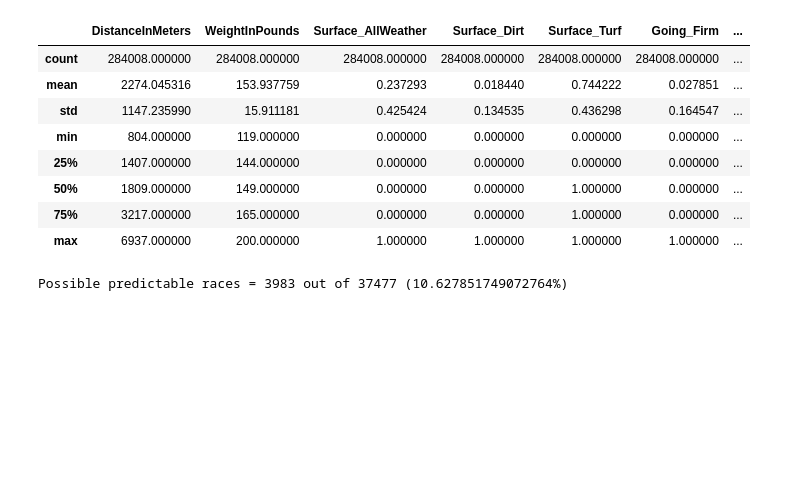
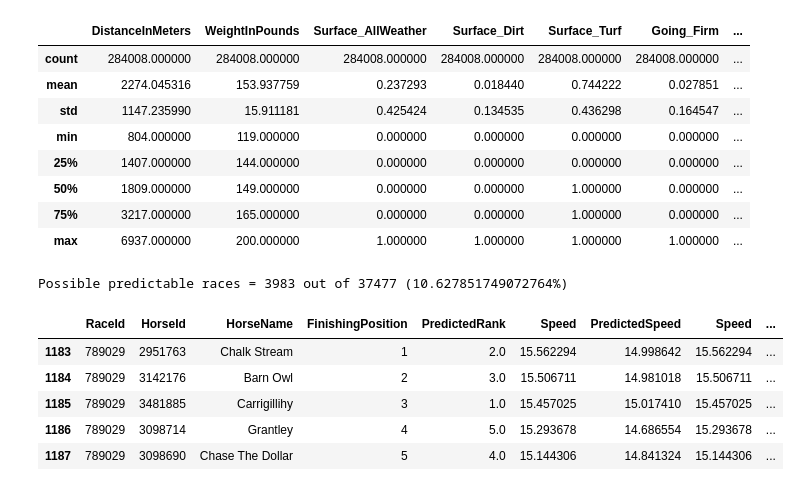
Before and after one commit to LeeSanderson/RacingData, a Jupyter notebook: Data/LinearRegression.ipynb, the cells around one changed output. Cells and saved outputs as stored; diff of their text form; code cells hidden in the pictures; blank space fills up the shorter version.

Commit message:
Added horse stat data

```diff
--- a/Data/LinearRegression.ipynb
+++ b/Data/LinearRegression.ipynb
@@ -141,7 +141,17 @@ test_with_predictions["PredictedSpeed"] = predictions
 # %%
 test_with_predictions["PredictedRank"] = test_with_predictions.groupby("RaceId")["PredictedSpeed"].rank(method="dense", ascending=False)
 # %%
-test_with_predictions[["RaceId", "HorseId", "HorseName", "FinishingPosition", "PredictedRank", "Speed", "PredictedSpeed"]].head(100)
+(test_with_predictions[test_with_predictions["RaceId"] == 789029]
+ [["RaceId", "HorseId", "HorseName", "FinishingPosition", "PredictedRank", "Speed", "PredictedSpeed", "Speed", "HorseCount", "DecimalOdds"]]
+ #.sort_values("PredictedRank")
+ .head(200))
+# %% [output]
+|  | RaceId | HorseId | HorseName | FinishingPosition | PredictedRank | Speed | PredictedSpeed | Speed | ... |
+| 1183 | 789029 | 2951763 | Chalk Stream | 1 | 2.0 | 15.562294 | 14.998642 | 15.562294 | ... |
+| 1184 | 789029 | 3142176 | Barn Owl | 2 | 3.0 | 15.506711 | 14.981018 | 15.506711 | ... |
+| 1185 | 789029 | 3481885 | Carrigillihy | 3 | 1.0 | 15.457025 | 15.017410 | 15.457025 | ... |
+| 1186 | 789029 | 3098714 | Grantley | 4 | 5.0 | 15.293678 | 14.686554 | 15.293678 | ... |
+| 1187 | 789029 | 3098690 | Chase The Dollar | 5 | 4.0 | 15.144306 | 14.841324 | 15.144306 | ... |
 # %%
 correct_winners = test_with_predictions[(test_with_predictions["FinishingPosition"] == 1) & (test_with_predictions["PredictedRank"] == 1)]
 
```
Also changed, not shown: parts of 1 cell of this notebook, 3 other files.
